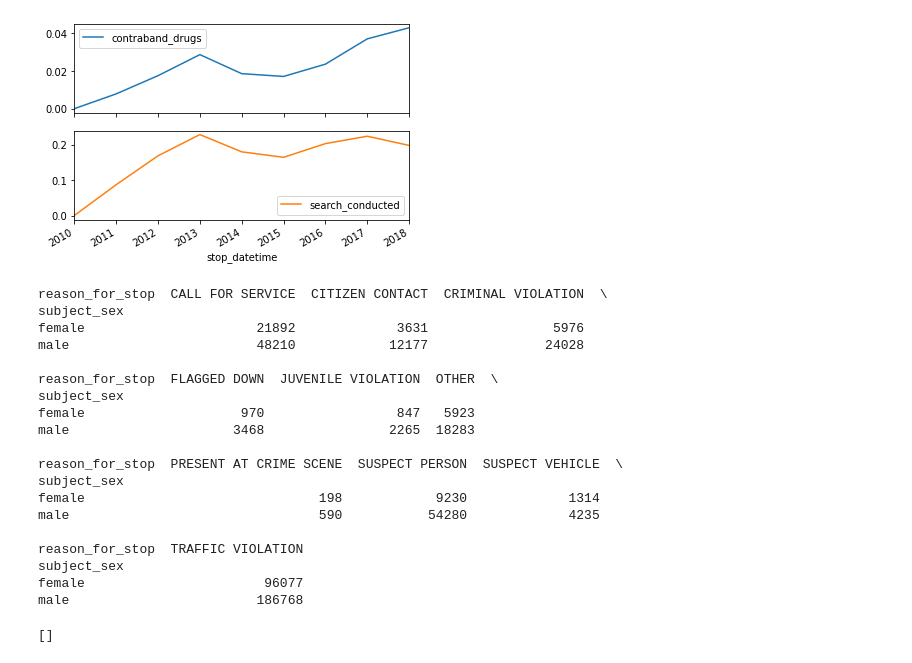
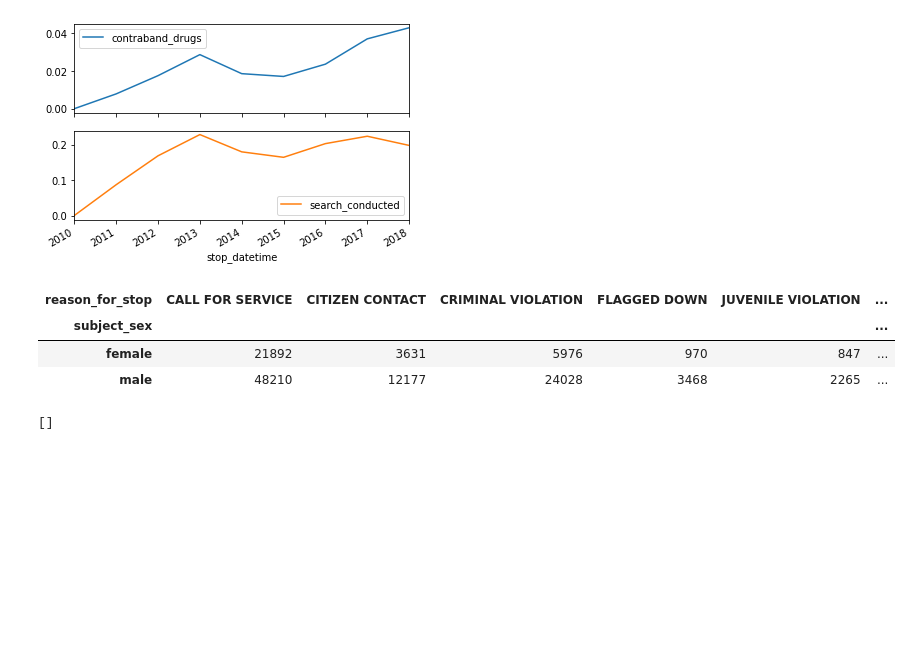
Before and after one commit to jonasmrfranca/Police-Activity, a Jupyter notebook: Police Activity.ipynb, the cells around one changed output. Cells and saved outputs as stored; diff of their text form; code cells hidden in the pictures; blank space fills up the shorter version.

```diff
--- a/Police Activity.ipynb
+++ b/Police Activity.ipynb
@@ -257,27 +265,12 @@ plt.show()
 # %%
 # WHAT VIOLATIONS ARE CAUGHT BY GENDER?
 # CREATE A FREQUENCY TABLE OF GENDER AND VIOLATIONS
-print(pd.crosstab(dataset.subject_sex, dataset.reason_for_stop))
+display(pd.crosstab(dataset.subject_sex, dataset.reason_for_stop))
 # %% [output]
-reason_for_stop  CALL FOR SERVICE  CITIZEN CONTACT  CRIMINAL VIOLATION  \
-subject_sex
-female                      21892             3631                5976
-male                        48210            12177               24028
-
-reason_for_stop  FLAGGED DOWN  JUVENILE VIOLATION  OTHER  \
-subject_sex
-female                    970                 847   5923
-male                     3468                2265  18283
-
-reason_for_stop  PRESENT AT CRIME SCENE  SUSPECT PERSON  SUSPECT VEHICLE  \
-subject_sex
-female                              198            9230             1314
-male                                590           54280             4235
-
-reason_for_stop  TRAFFIC VIOLATION
-subject_sex
-female                       96077
-male                        186768
+| reason_for_stop | CALL FOR SERVICE | CITIZEN CONTACT | CRIMINAL VIOLATION | FLAGGED DOWN | JUVENILE VIOLATION | ... |
+| subject_sex |  |  |  |  |  | ... |
+| female | 21892 | 3631 | 5976 | 970 | 847 | ... |
+| male | 48210 | 12177 | 24028 | 3468 | 2265 | ... |
 # %%
 # SAVE THE FREQUENCY TABLE AS VIOLATION BY GENDER
 violation_by_gender = pd.crosstab(dataset.reason_for_stop, dataset.subject_sex)
```
Also changed, not shown: parts of 2 cells of this notebook.
